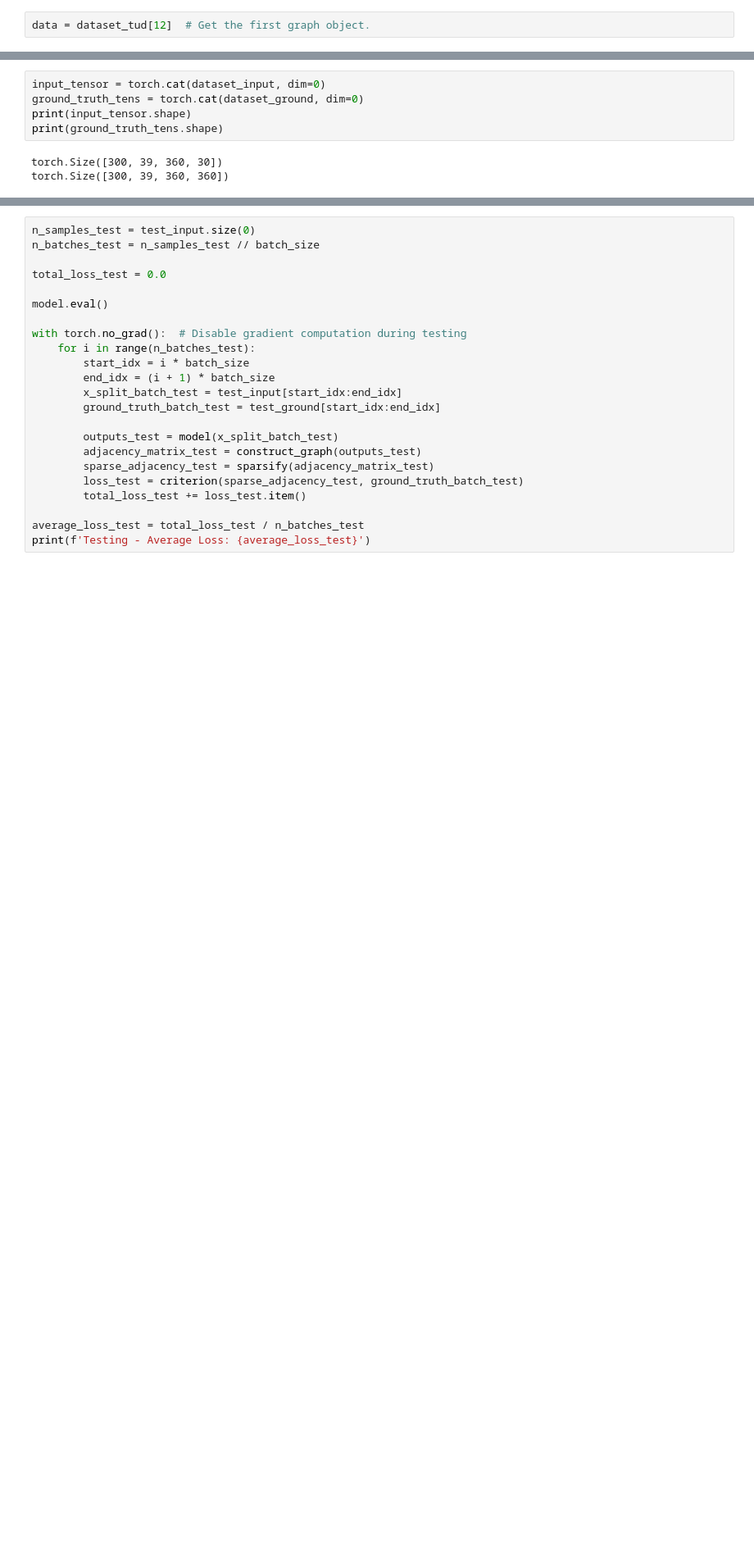
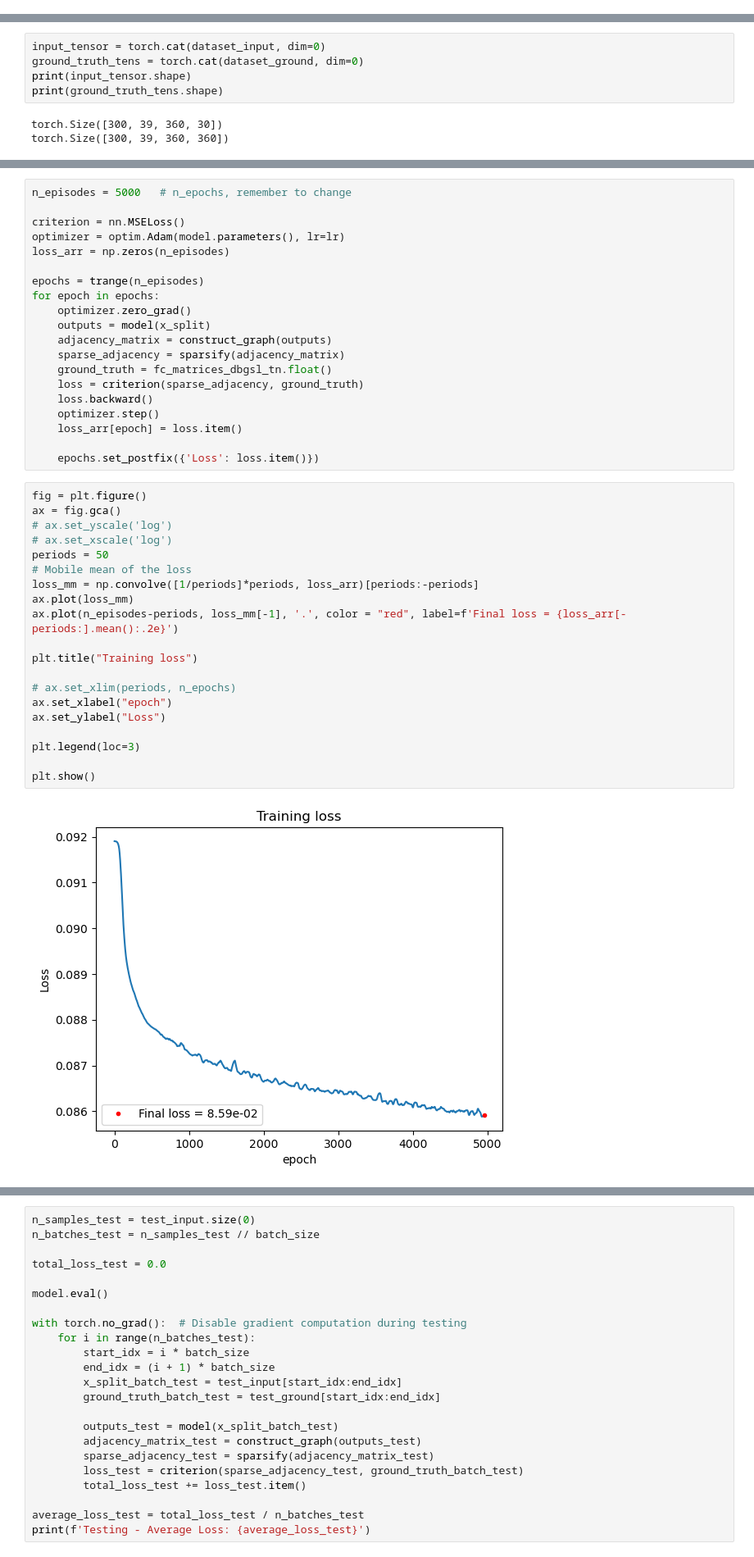
Before and after one commit to mattciff5/graphs-nn, a Jupyter notebook: notebooks/dbgsl.ipynb, the cells around one changed output, grey strips where cells are left out. Shown at 82% size. Cells and saved outputs as stored; diff of their text form; blank space fills up the shorter version.

```diff
--- a/notebooks/dbgsl.ipynb
+++ b/notebooks/dbgsl.ipynb
@@ -19,2 +18,0 @@ dataset_tud = TUDataset(root=path_db, name='MUTAG')
-# %%
-data = dataset_tud[12]  # Get the first graph object.
@@ -438,0 +354,42 @@ model = MyModel(len_window, itcn_d, ebd_d, batch_size, n_neurons, t_repetition,
+# %%
+n_episodes = 5000   # n_epochs, remember to change
+
+criterion = nn.MSELoss()
+optimizer = optim.Adam(model.parameters(), lr=lr)
+loss_arr = np.zeros(n_episodes)
+
+epochs = trange(n_episodes)
+for epoch in epochs:
+    optimizer.zero_grad()
+    outputs = model(x_split)
+    adjacency_matrix = construct_graph(outputs)
+    sparse_adjacency = sparsify(adjacency_matrix)
+    ground_truth = fc_matrices_dbgsl_tn.float()
+    loss = criterion(sparse_adjacency, ground_truth)
+    loss.backward()
+    optimizer.step()
+    loss_arr[epoch] = loss.item()
+
+    epochs.set_postfix({'Loss': loss.item()})
+# %%
+fig = plt.figure()
+ax = fig.gca()
+# ax.set_yscale('log')
+# ax.set_xscale('log')
+periods = 50
+# Mobile mean of the loss
+loss_mm = np.convolve([1/periods]*periods, loss_arr)[periods:-periods]
+ax.plot(loss_mm)
+ax.plot(n_episodes-periods, loss_mm[-1], '.', color = "red", label=f'Final loss = {loss_arr[-periods:].mean():.2e}')
+
+plt.title("Training loss")
+
+# ax.set_xlim(periods, n_epochs)
+ax.set_xlabel("epoch")
+ax.set_ylabel("Loss")
+
+plt.legend(loc=3)
+
+plt.show()
+# %% [output]
+[figure, added]
```
Also changed, not shown: parts of 29 cells of this notebook.
